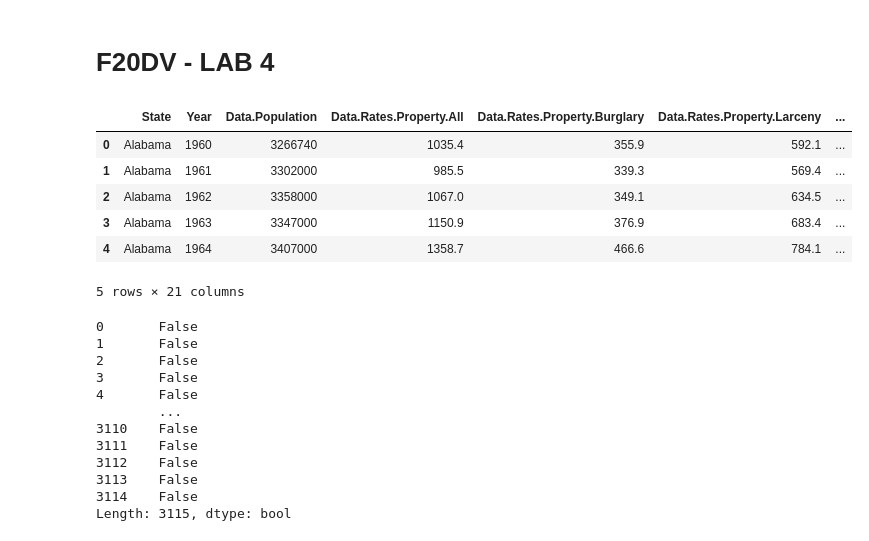
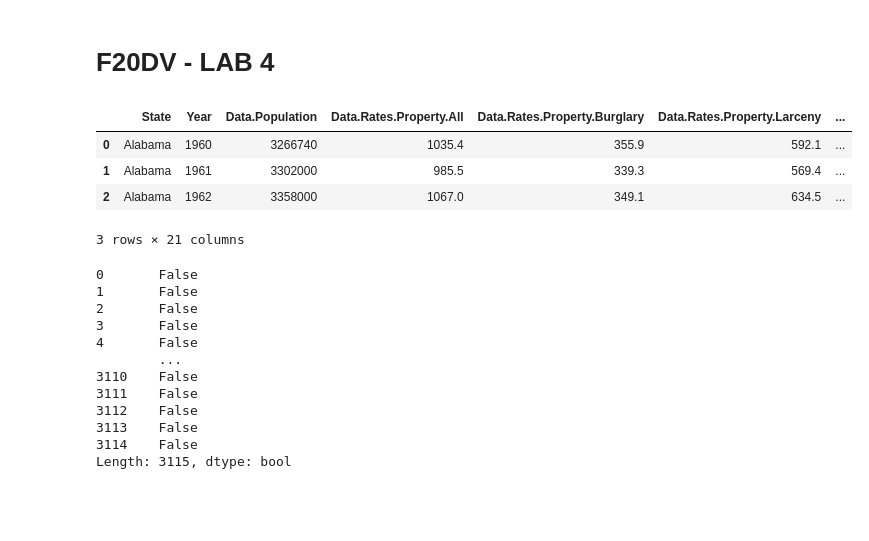
Before and after one commit to ayushiiamin/Data-Visualization-Portfolio, a Jupyter notebook: Lab 4/Lab4DV.ipynb, the cells around one changed output. Saved outputs shown, nothing was run; the diff lists cells and outputs as text; code cells hidden in the pictures; blank space fills up the shorter version.

```diff
--- a/Lab 4/Lab4DV.ipynb
+++ b/Lab 4/Lab4DV.ipynb
@@ -5,15 +5,13 @@ import pandas as pd
 import numpy as np
 # %%
 df = pd.read_csv("data/state_crime.csv")
-display(df.head())
+display(df.head(3))
 # %% [output]
 |  | State | Year | Data.Population | Data.Rates.Property.All | Data.Rates.Property.Burglary | Data.Rates.Property.Larceny | ... |
 | 0 | Alabama | 1960 | 3266740 | 1035.4 | 355.9 | 592.1 | ... |
 | 1 | Alabama | 1961 | 3302000 | 985.5 | 339.3 | 569.4 | ... |
 | 2 | Alabama | 1962 | 3358000 | 1067.0 | 349.1 | 634.5 | ... |
-| 3 | Alabama | 1963 | 3347000 | 1150.9 | 376.9 | 683.4 | ... |
-| 4 | Alabama | 1964 | 3407000 | 1358.7 | 466.6 | 784.1 | ... |
-5 rows × 21 columns
+3 rows × 21 columns
 # %%
 bool_series = df.duplicated()
 display(bool_series)
```
Also changed, not shown: parts of 11 cells of this notebook, 14 other files.
